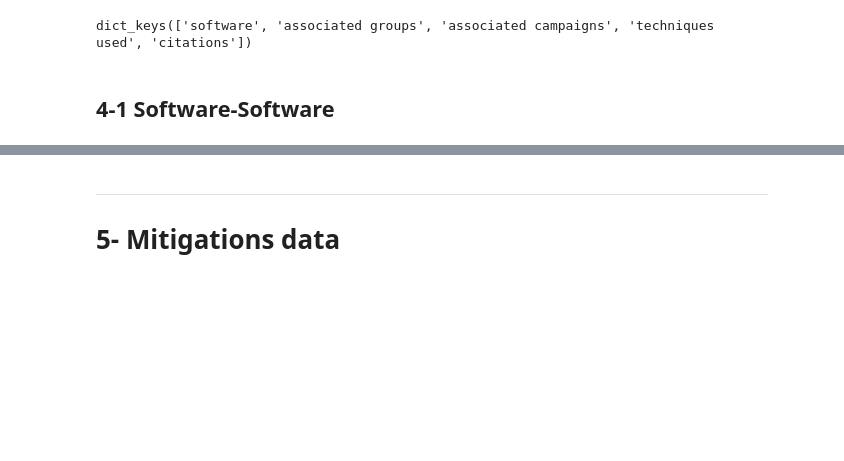
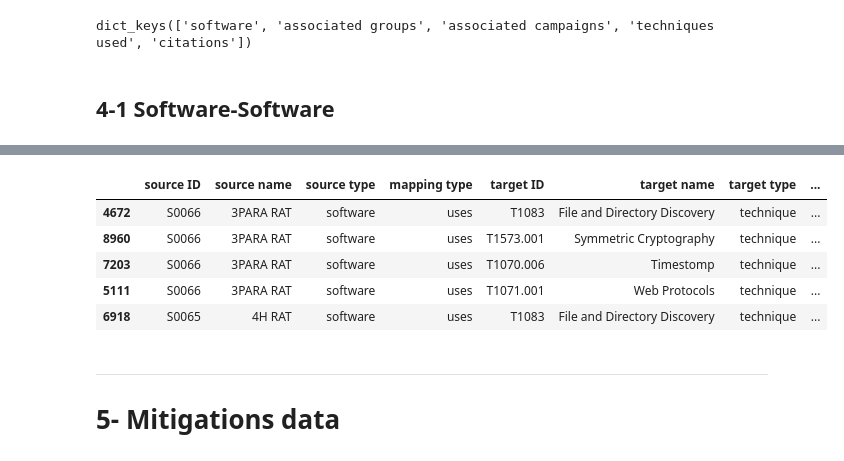
Before and after one commit to hcvu1050/hieuchivu-gt24-repo2, a Jupyter notebook: notebooks/data_explore.ipynb, the cells around one changed output, grey strips where cells are left out. Cells and saved outputs as stored; diff of their text form; code cells hidden in the pictures; blank space fills up the shorter version.

```diff
--- a/notebooks/data_explore.ipynb
+++ b/notebooks/data_explore.ipynb
@@ -197,6 +203,17 @@ software_df.head()
 | 13 | S0677 | AADInternals | [AADInternals](https://attack.mit... | https://attack.mitre.org/software... | 01 February 2022 | 15 April 2023 | 1.2 | NaN | Azure AD, Office 365, Windows | ... |
 | 437 | S0469 | ABK | [ABK](https://attack.mitre.org/so... | https://attack.mitre.org/software... | 10 June 2020 | 24 June 2020 | 1.0 | NaN | Windows | ... |
 | 624 | S0045 | ADVSTORESHELL | [ADVSTORESHELL](https://attack.mi... | https://attack.mitre.org/software... | 31 May 2017 | 30 March 2020 | 1.1 | NaN | Windows | ... |
+# %%
+software_techniques_df = software['techniques used']
+# %%
+software_techniques_df.head()
+# %% [output]
+|  | source ID | source name | source type | mapping type | target ID | target name | target type | ... |
+| 4672 | S0066 | 3PARA RAT | software | uses | T1083 | File and Directory Discovery | technique | ... |
+| 8960 | S0066 | 3PARA RAT | software | uses | T1573.001 | Symmetric Cryptography | technique | ... |
+| 7203 | S0066 | 3PARA RAT | software | uses | T1070.006 | Timestomp | technique | ... |
+| 5111 | S0066 | 3PARA RAT | software | uses | T1071.001 | Web Protocols | technique | ... |
+| 6918 | S0065 | 4H RAT | software | uses | T1083 | File and Directory Discovery | technique | ... |
 # %% [markdown]
 ---
 # 5- Mitigations data
```
Also changed, not shown: parts of 8 cells of this notebook, 2 other files.
